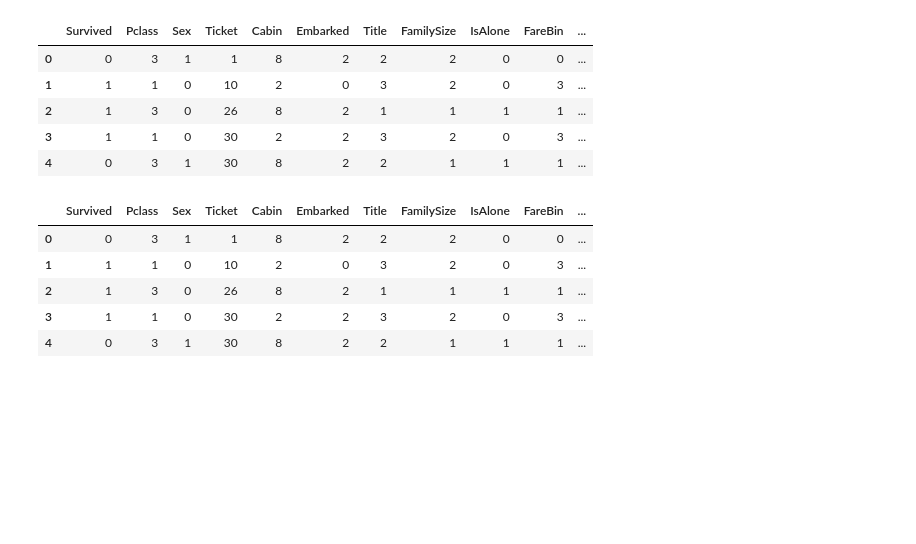
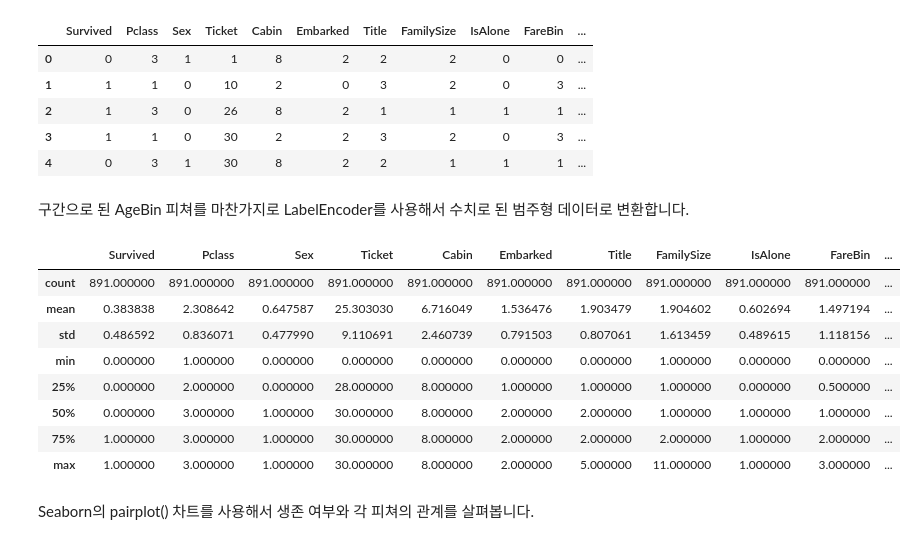
Before and after one commit to tmheo/kaggle_exercise, a Jupyter notebook: titanic/my-titanic-kaggle-challenge.ipynb, the cells around one changed output. Cells and saved outputs as stored; diff of their text form; code cells hidden in the pictures; blank space fills up the shorter version.

```diff
--- a/titanic/my-titanic-kaggle-challenge.ipynb
+++ b/titanic/my-titanic-kaggle-challenge.ipynb
@@ -379,6 +524,6 @@ data_train.describe()
 # %%
 for data in data_combined:
-    data['AgeBin'] = pd.cut(data['Age'], 5)
+    data['AgeBin'] = pd.cut(data['Age'], 10)
     data.drop(['Age'], axis=1, inplace=True)
 
 data_train.head()
@@ -389,17 +534,24 @@ data_train.head()
 | 2 | 1 | 3 | 0 | 26 | 8 | 2 | 1 | 1 | 1 | 1 | ... |
 | 3 | 1 | 1 | 0 | 30 | 2 | 2 | 3 | 2 | 0 | 3 | ... |
 | 4 | 0 | 3 | 1 | 30 | 8 | 2 | 2 | 1 | 1 | 1 | ... |
+# %% [markdown]
+구간으로 된 AgeBin 피쳐를 마찬가지로 LabelEncoder를 사용해서 수치로 된 범주형 데이터로 변환합니다.
 # %%
 label = LabelEncoder()
 for data in data_combined:
     data['AgeBin'] = label.fit_transform(data['AgeBin'])
 
-data_train.head()
+data_train.describe()
 # %% [output]
 |  | Survived | Pclass | Sex | Ticket | Cabin | Embarked | Title | FamilySize | IsAlone | FareBin | ... |
-| 0 | 0 | 3 | 1 | 1 | 8 | 2 | 2 | 2 | 0 | 0 | ... |
-| 1 | 1 | 1 | 0 | 10 | 2 | 0 | 3 | 2 | 0 | 3 | ... |
-| 2 | 1 | 3 | 0 | 26 | 8 | 2 | 1 | 1 | 1 | 1 | ... |
-| 3 | 1 | 1 | 0 | 30 | 2 | 2 | 3 | 2 | 0 | 3 | ... |
-| 4 | 0 | 3 | 1 | 30 | 8 | 2 | 2 | 1 | 1 | 1 | ... |
+| count | 891.000000 | 891.000000 | 891.000000 | 891.000000 | 891.000000 | 891.000000 | 891.000000 | 891.000000 | 891.000000 | 891.000000 | ... |
+| mean | 0.383838 | 2.308642 | 0.647587 | 25.303030 | 6.716049 | 1.536476 | 1.903479 | 1.904602 | 0.602694 | 1.497194 | ... |
+| std | 0.486592 | 0.836071 | 0.477990 | 9.110691 | 2.460739 | 0.791503 | 0.807061 | 1.613459 | 0.489615 | 1.118156 | ... |
+| min | 0.000000 | 1.000000 | 0.000000 | 0.000000 | 0.000000 | 0.000000 | 0.000000 | 1.000000 | 0.000000 | 0.000000 | ... |
+| 25% | 0.000000 | 2.000000 | 0.000000 | 28.000000 | 8.000000 | 1.000000 | 1.000000 | 1.000000 | 0.000000 | 0.500000 | ... |
+| 50% | 0.000000 | 3.000000 | 1.000000 | 30.000000 | 8.000000 | 2.000000 | 2.000000 | 1.000000 | 1.000000 | 1.000000 | ... |
+| 75% | 1.000000 | 3.000000 | 1.000000 | 30.000000 | 8.000000 | 2.000000 | 2.000000 | 2.000000 | 1.000000 | 2.000000 | ... |
+| max | 1.000000 | 3.000000 | 1.000000 | 30.000000 | 8.000000 | 2.000000 | 5.000000 | 11.000000 | 1.000000 | 3.000000 | ... |
+# %% [markdown]
+Seaborn의 pairplot() 차트를 사용해서 생존 여부와 각 피쳐의 관계를 살펴봅니다.
 # %%
```
Also changed, not shown: parts of 50 cells of this notebook, 4 other files.
